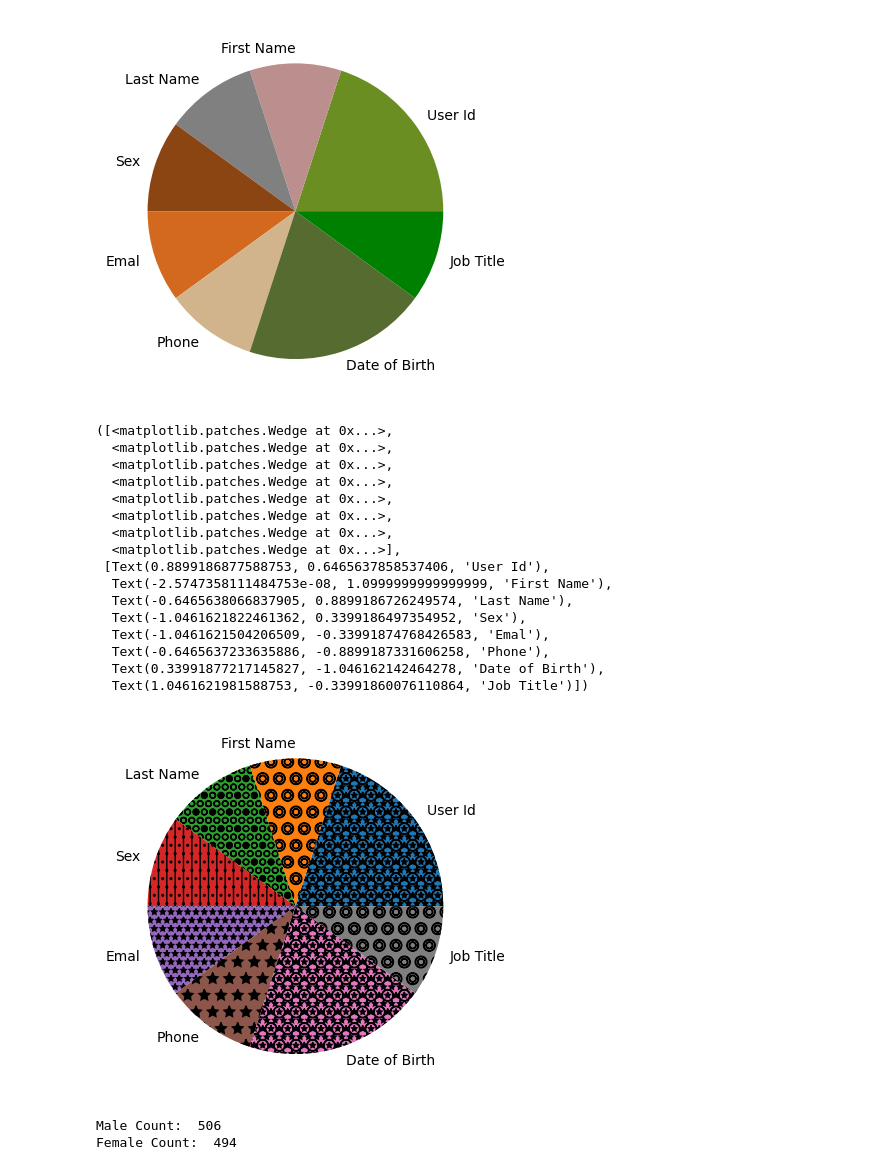
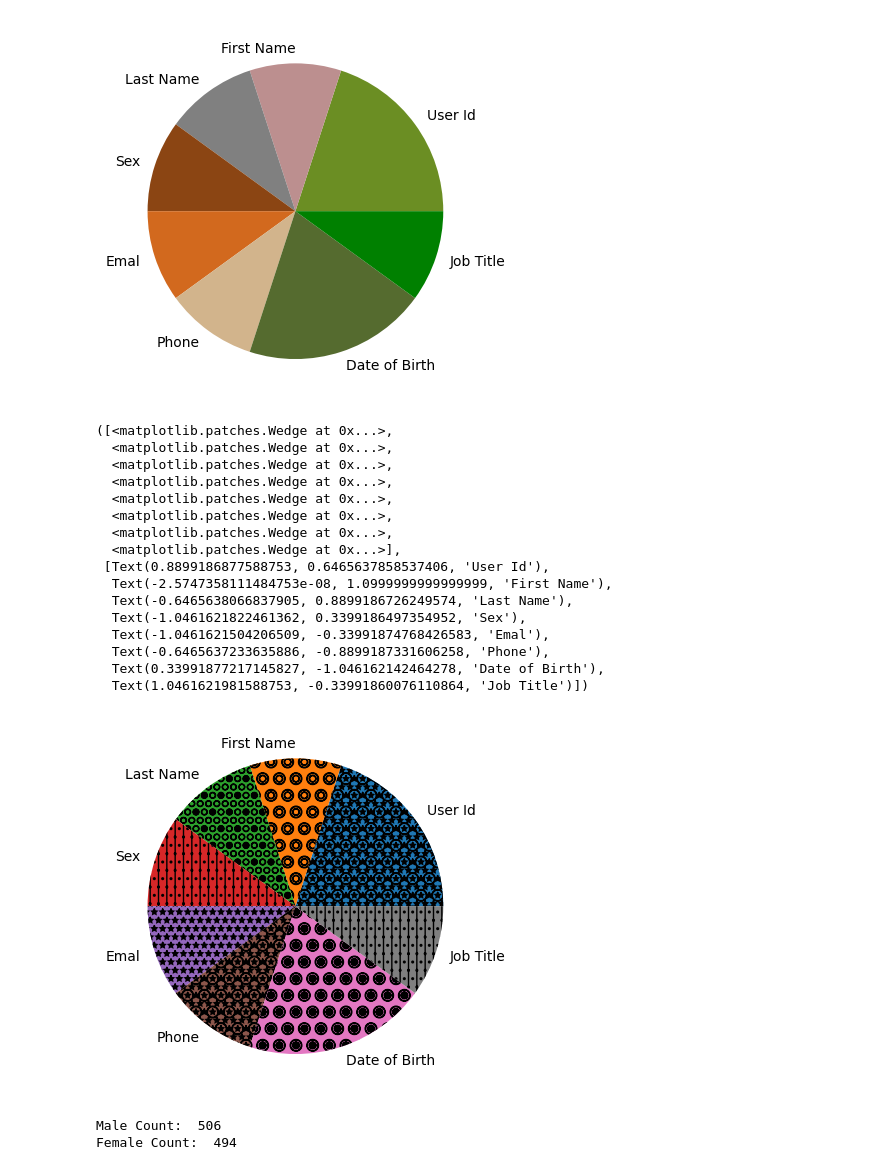
Before and after one commit to h2ohugol/PFDA-assignments, a Jupyter notebook: assignment03-pie.ipynb, the cells around one changed output. Saved outputs shown, nothing was run; the diff lists cells and outputs as text; code cells hidden in the pictures.

Commit message:
Hatch pie

```diff
--- a/assignment03-pie.ipynb
+++ b/assignment03-pie.ipynb
@@ -179,26 +179,26 @@ ax.pie(sizes, labels=labels,
 # %%
 # Hatch slices
 
 fig, ax = plt.subplots()
-ax.pie(sizes, labels=labels, hatch=['**O', 'oO', 'O.O', '.||.', '**', '*#'])
+ax.pie(sizes, labels=labels, hatch=['**O', 'oO', 'O.O', '.||.', '**', 'O**', 'o.O','|.|.'])
 # %% [output]
 ([<matplotlib.patches.Wedge at 0x...>,
   <matplotlib.patches.Wedge at 0x...>,
   <matplotlib.patches.Wedge at 0x...>,
   <matplotlib.patches.Wedge at 0x...>,
   <matplotlib.patches.Wedge at 0x...>,
   <matplotlib.patches.Wedge at 0x...>,
   <matplotlib.patches.Wedge at 0x...>,
   <matplotlib.patches.Wedge at 0x...>],
  [Text(0.8899186877588753, 0.6465637858537406, 'User Id'),
   Text(-2.5747358111484753e-08, 1.0999999999999999, 'First Name'),
   Text(-0.6465638066837905, 0.8899186726249574, 'Last Name'),
   Text(-1.0461621822461362, 0.3399186497354952, 'Sex'),
   Text(-1.0461621504206509, -0.33991874768426583, 'Emal'),
   Text(-0.6465637233635886, -0.8899187331606258, 'Phone'),
   Text(0.33991877217145827, -1.046162142464278, 'Date of Birth'),
   Text(1.0461621981588753, -0.33991860076110864, 'Job Title')])
-[figure, old version]
+[figure, new version]
 # %%
 # staff sex
 
```
Also changed, not shown: parts of 1 cell of this notebook.
